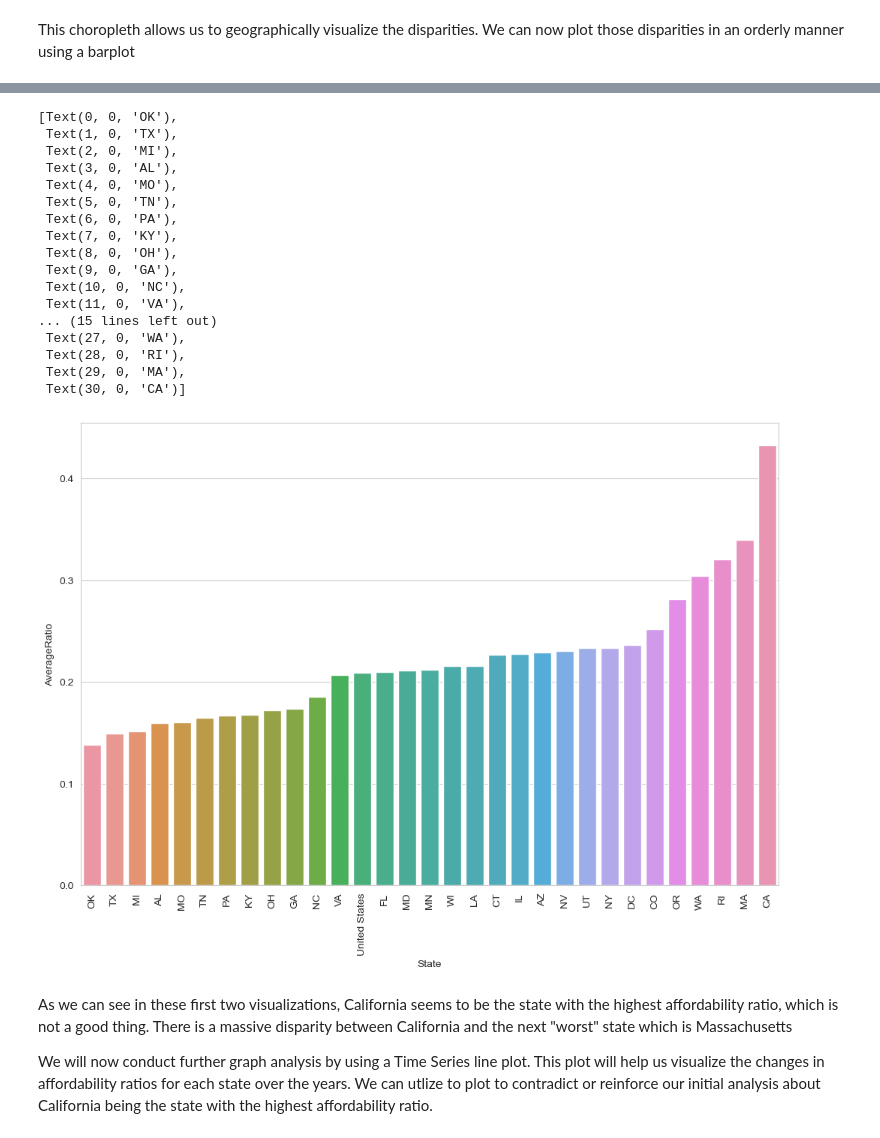
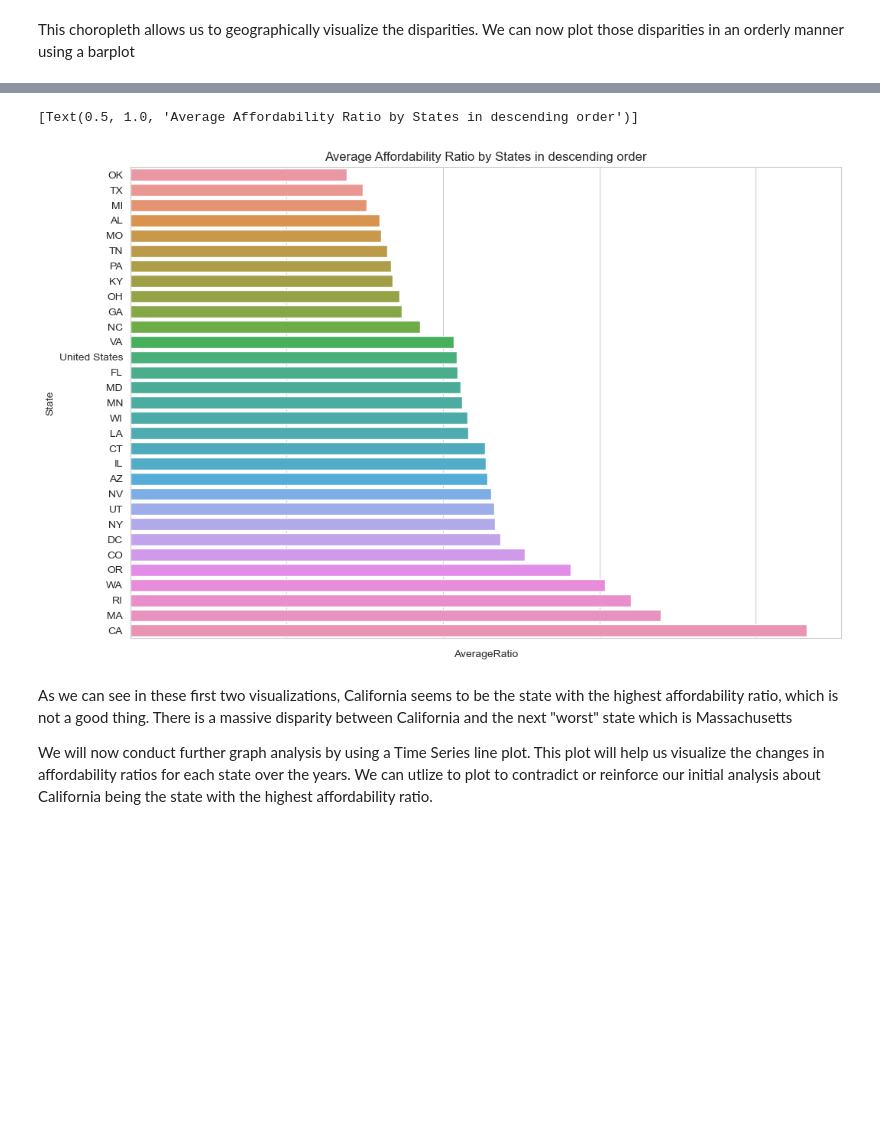
Before and after one commit to ubco-W2022T2-data301/project-group-therealgroup30, a Jupyter notebook: analysis/analysisAlrick.ipynb, the cells around one changed output, grey strips where cells are left out. Saved outputs shown, nothing was run; the diff lists cells and outputs as text; code cells hidden in the pictures; blank space fills up the shorter version.

```diff
--- a/analysis/analysisAlrick.ipynb
+++ b/analysis/analysisAlrick.ipynb
@@ -153,26 +155,11 @@ The default value of numeric_only in DataFrameGroupBy.mean is deprecated. In a f
 # %%
 plt.figure(figsize=(12,8))
-plot2 = sns.barplot(states, x='State', y='AverageRatio')
+plot2 = sns.barplot(states, x='AverageRatio', y='State')
 plot2.set_xticklabels(plot2.get_xticklabels(), rotation=90)
+plot2.set(title='Average Affordability Ratio by States in descending order')
 # %% [output]
-[Text(0, 0, 'OK'),
- Text(1, 0, 'TX'),
- Text(2, 0, 'MI'),
- Text(3, 0, 'AL'),
- Text(4, 0, 'MO'),
- Text(5, 0, 'TN'),
- Text(6, 0, 'PA'),
- Text(7, 0, 'KY'),
- Text(8, 0, 'OH'),
- Text(9, 0, 'GA'),
- Text(10, 0, 'NC'),
- Text(11, 0, 'VA'),
-... (15 lines left out)
- Text(27, 0, 'WA'),
- Text(28, 0, 'RI'),
- Text(29, 0, 'MA'),
- Text(30, 0, 'CA')]
+[Text(0.5, 1.0, 'Average Affordability Ratio by States in descending order')]
-[figure, old version]
+[figure, new version]
 # %% [markdown]
 As we can see in these first two visualizations, California seems to be the state with the highest affordability ratio, which is not a good thing. There is a massive disparity between California and the next "worst" state which is Massachusetts
 
```
Also changed, not shown: parts of 5 cells of this notebook, 8 other files.
